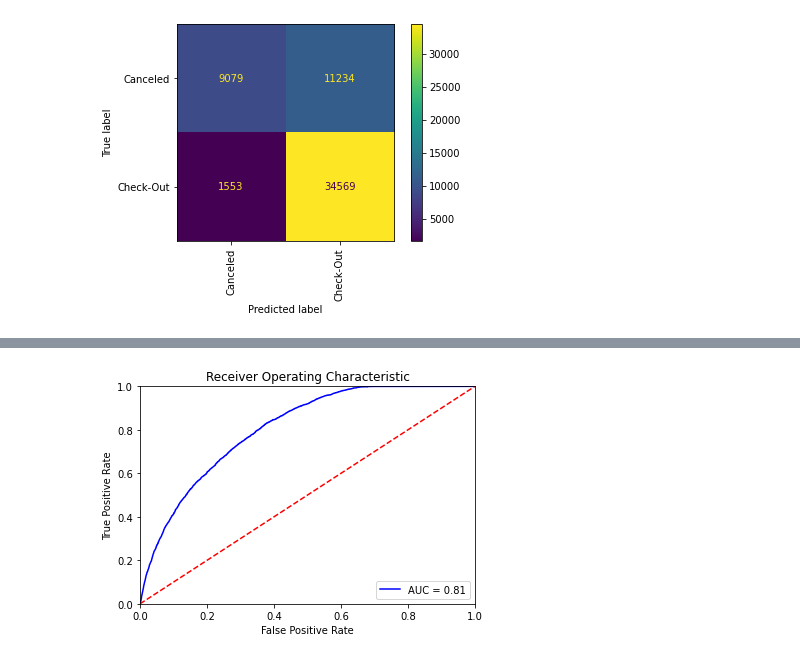
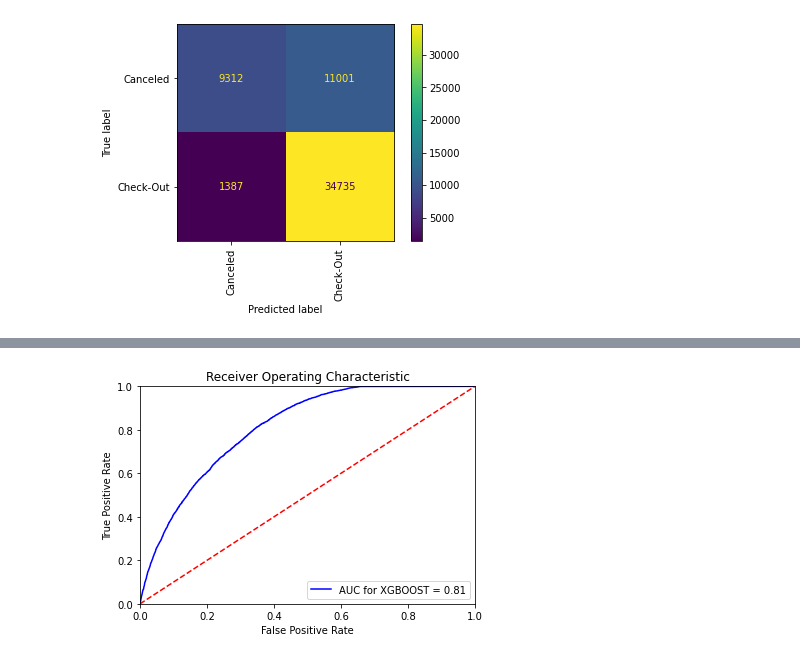
Before and after one commit to JonRivera/DS-Unit-2-Applied-Modeling, a Jupyter notebook: module3-permutation-boosting/LS_DS_233_assignment.ipynb, the cells around one changed output, grey strips where cells are left out. Cells and saved outputs as stored; diff of their text form; code cells hidden in the pictures.

```diff
--- a/module3-permutation-boosting/LS_DS_233_assignment.ipynb
+++ b/module3-permutation-boosting/LS_DS_233_assignment.ipynb
@@ -365,0 +402,5 @@ dtype: float64
+# %%
+features = list(X_train.columns[mask])
+# %%
+X_train = X_train[features]
+print('Shape after removing features:', X_train.shape)
@@ -365,0 +409,3 @@ dtype: float64
+# %%
+X_val = X_val[features]
+print('Shape after removing features:', X_val.shape)
@@ -365,0 +414,19 @@ dtype: float64
+# %%
+encoder = ce.OrdinalEncoder()
+X_train_encoded = encoder.fit_transform(X_train)
+X_val_encoded = encoder.transform(X_val)
+
+model = XGBClassifier(
+        n_estimators = 100,
+        max_depth = 10,
+        learning_rate = .5,
+        n_jobs = -1
+
+)
+
+eval_set = [(X_train_encoded,y_train),
+           (X_val_encoded,y_val)]
+model.fit(X_train_encoded, y_train,
+         eval_set = eval_set,
+          eval_metric = 'auc',
+          early_stopping_rounds = 100)
@@ -401,21 +531,21 @@ accuracy_score(y_val,y_pred)
 # %%
 import sklearn.metrics as metrics
 # calculate the fpr and tpr for all thresholds of the classification
 probs = model.predict_proba(X_val_encoded)
 preds = probs[:,1]
 fpr, tpr, threshold = metrics.roc_curve(y_val, preds, pos_label='Check-Out')
 roc_auc = metrics.auc(fpr, tpr)
 
 # method I: plt
 import matplotlib.pyplot as plt
 plt.title('Receiver Operating Characteristic')
-plt.plot(fpr, tpr, 'b', label = 'AUC = %0.2f' % roc_auc)
+plt.plot(fpr, tpr, 'b', label = 'AUC for XGBOOST = %0.2f' % roc_auc)
 plt.legend(loc = 'lower right')
 plt.plot([0, 1], [0, 1],'r--')
 plt.xlim([0, 1])
 plt.ylim([0, 1])
 plt.ylabel('True Positive Rate')
 plt.xlabel('False Positive Rate')
 plt.show()
 # %% [output]
-[figure, old version]
+[figure, new version]
```
Also changed, not shown: parts of 17 cells of this notebook, 2 other files.
